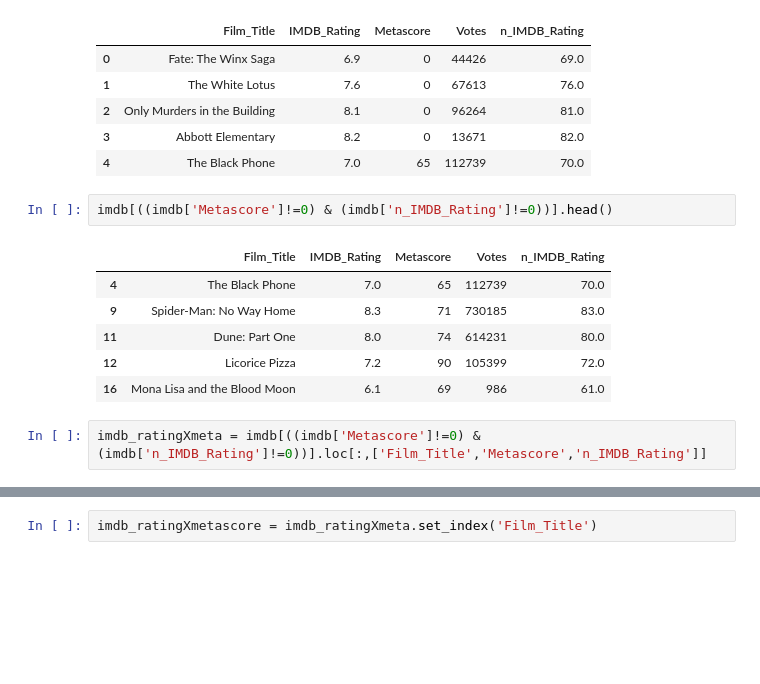
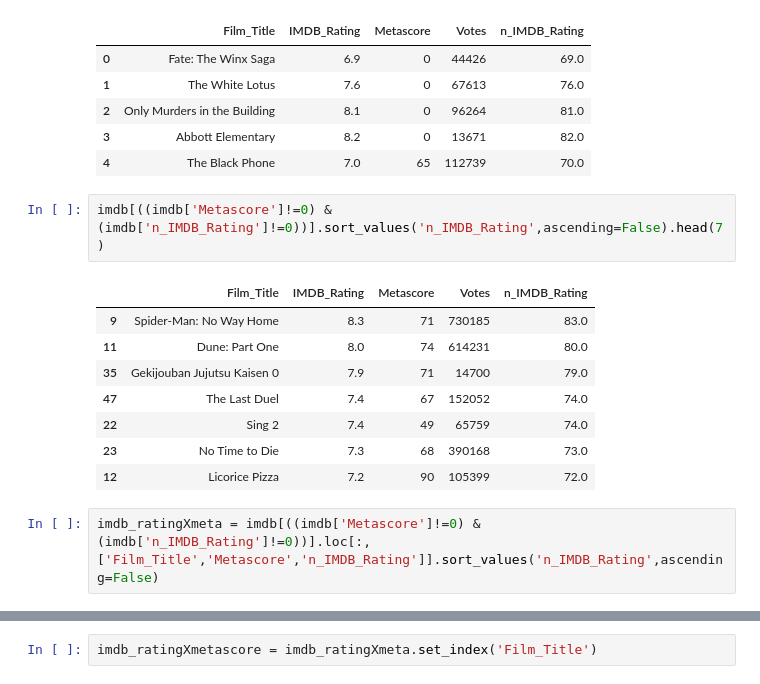
Before and after one commit to kuruisu/capstone_web_scraping, a Jupyter notebook: Notebook Skeleton Guide Capstone Beautiful Soup.ipynb, the cells around one changed output, grey strips where cells are left out. Drawn from its saved outputs; the diff is of its cells as text; blank space fills up the shorter version.

```diff
--- a/Notebook Skeleton Guide Capstone Beautiful Soup.ipynb
+++ b/Notebook Skeleton Guide Capstone Beautiful Soup.ipynb
@@ -196,16 +196,18 @@ imdb.head()
 | 3 | Abbott Elementary | 8.2 | 0 | 13671 | 82.0 |
 | 4 | The Black Phone | 7.0 | 65 | 112739 | 70.0 |
 # %%
-imdb[((imdb['Metascore']!=0) & (imdb['n_IMDB_Rating']!=0))].head()
+imdb[((imdb['Metascore']!=0) & (imdb['n_IMDB_Rating']!=0))].sort_values('n_IMDB_Rating',ascending=False).head(7)
 # %% [output]
 |  | Film_Title | IMDB_Rating | Metascore | Votes | n_IMDB_Rating |
-| 4 | The Black Phone | 7.0 | 65 | 112739 | 70.0 |
 | 9 | Spider-Man: No Way Home | 8.3 | 71 | 730185 | 83.0 |
 | 11 | Dune: Part One | 8.0 | 74 | 614231 | 80.0 |
+| 35 | Gekijouban Jujutsu Kaisen 0 | 7.9 | 71 | 14700 | 79.0 |
+| 47 | The Last Duel | 7.4 | 67 | 152052 | 74.0 |
+| 22 | Sing 2 | 7.4 | 49 | 65759 | 74.0 |
+| 23 | No Time to Die | 7.3 | 68 | 390168 | 73.0 |
 | 12 | Licorice Pizza | 7.2 | 90 | 105399 | 72.0 |
-| 16 | Mona Lisa and the Blood Moon | 6.1 | 69 | 986 | 61.0 |
 # %%
-imdb_ratingXmeta = imdb[((imdb['Metascore']!=0) & (imdb['n_IMDB_Rating']!=0))].loc[:,['Film_Title','Metascore','n_IMDB_Rating']]
+imdb_ratingXmeta = imdb[((imdb['Metascore']!=0) & (imdb['n_IMDB_Rating']!=0))].loc[:,['Film_Title','Metascore','n_IMDB_Rating']].sort_values('n_IMDB_Rating',ascending=False)
 # %%
 imdb_ratingXmeta
 # %% [output]
```
Also changed, not shown: parts of 3 cells of this notebook, 1 other file.
